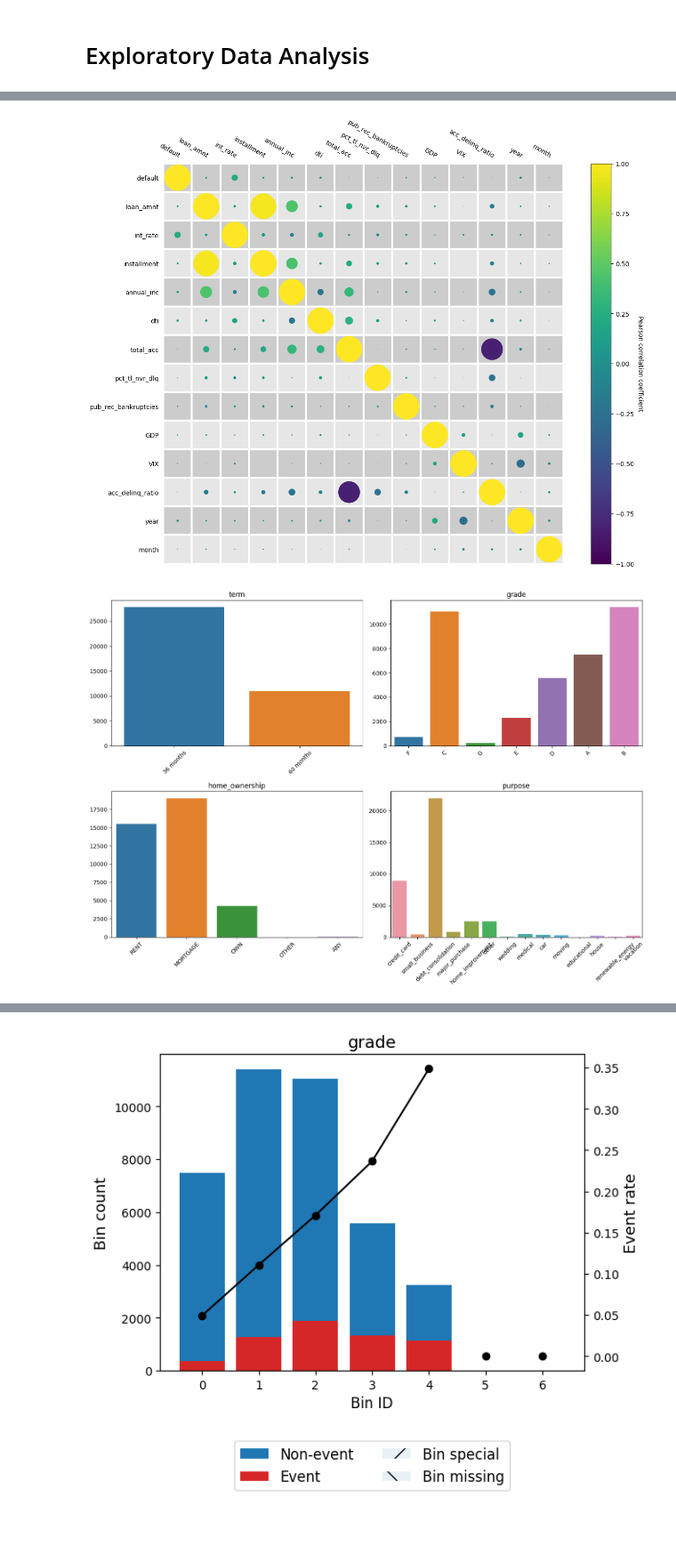
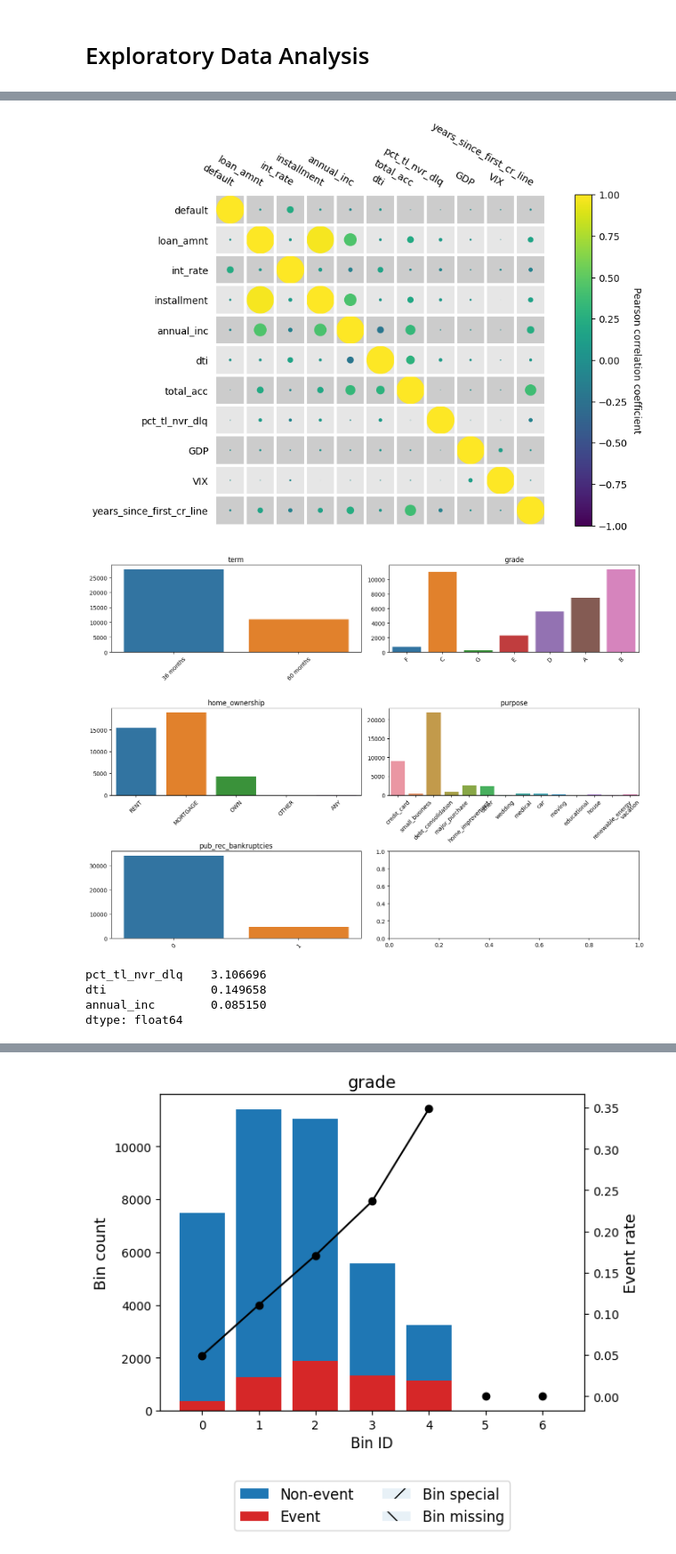
Before and after one commit to AleFax99/Automated_Portfolio_Management_for_P2P_Lending, a Jupyter notebook: PD_Prediction.ipynb, the cells around one changed output, grey strips where cells are left out. Shown at 89% size. Cells and saved outputs as stored; diff of their text form; code cells hidden in the pictures; blank space fills up the shorter version.

```diff
--- a/PD_Prediction.ipynb
+++ b/PD_Prediction.ipynb
@@ -180,17 +181,3 @@ df['int_rate'] = df['int_rate'] / 100
 
 # divide pecentage of never delinquent accounts by 100
 df['pct_tl_nvr_dlq'] = df['pct_tl_nvr_dlq'] / 100
-# %%
-# move issue_d to the first column
-cols = list(df.columns)
-cols.remove('issue_d')
-cols = ['issue_d'] + cols
-df = df[cols]
-
-# create a new column with the year of the issue date
-df['year'] = df['issue_d'].dt.year
-
-# create a new column with the month of the issue date
-df['month'] = df['issue_d'].dt.month
-
-df.head()
@@ -208,0 +184,5 @@ df.loc[df['year'] == 2020].shape
+# %%
+# set public record bankruptcies to 1 if greater than 0
+df['pub_rec_bankruptcies'] = np.where(df['pub_rec_bankruptcies'] > 0, 1, 0)
+
+df['pub_rec_bankruptcies'].value_counts()
@@ -209,3 +194,27 @@ df.loc[df['year'] == 2020].shape
+# %%
+# set pub_rec_bankruptcies to object
+df['pub_rec_bankruptcies'] = df['pub_rec_bankruptcies'].astype('object')
+# %%
+# temporal features
+
+# extract years since earliest credit line
+df['earliest_cr_line'] = pd.to_datetime(df['earliest_cr_line'], format='%b-%Y')
+df['earliest_cr_line'] = df['earliest_cr_line'].dt.year
+
+# take the difference between issue date and earliest credit line
+df['years_since_first_cr_line'] = df['issue_d'].dt.year - df['earliest_cr_line']
+
+# take the log of years since first credit line
+df['years_since_first_cr_line'] = np.log1p(df['years_since_first_cr_line'])
+
+# drop earliest credit line
+df.drop('earliest_cr_line', axis=1, inplace=True)
+
+# move issue_d to the first column
+cols = list(df.columns)
+cols.remove('issue_d')
+cols = ['issue_d'] + cols
+df = df[cols]
 # %%
 df.set_index('issue_d', inplace=True)
 # %%
@@ -315,24 +329,24 @@ Index(['default', 'loan_amnt', 'int_rate', 'installment', 'annual_inc', 'dti',
 # %%
 kwargs = {
     'heatmap': {
         'vmin': -1,
         'vmax': 1,
         'cmap': 'viridis',
     },
     'figure': {
-        'figsize': (14, 10),
+        'figsize': (10, 6),
     },
 }
 
 plot_correlation_heatmap(train_set[numeric_columns], bubble=True, annotate=False, **kwargs)
 plt.show()
 # %% [output]
-[figure, old version]
+[figure, new version]
 # %%
 # boxplot of categorical features
 categorical_columns = train_set.select_dtypes(include=['object']).columns
 
-fig, axes = plt.subplots(2, 2, figsize=(14, 10))
+fig, axes = plt.subplots(3, 2, figsize=(14, 10))
 axes = axes.flatten()
 
 for i, col in enumerate(categorical_columns):
@@ -345,4 +359,15 @@ for i, col in enumerate(categorical_columns):
 plt.tight_layout()
 plt.show()
 # %% [output]
-[figure, old version]
+[figure, new version]
+# %%
+# missing data percentages
+missing_data = train_set.isnull().mean() * 100
+missing_data = missing_data[missing_data > 0].sort_values(ascending=False)
+
+missing_data
+# %% [output]
+pct_tl_nvr_dlq    3.106696
+dti               0.149658
+annual_inc        0.085150
+dtype: float64
```
Also changed, not shown: parts of 52 cells of this notebook, 3 other files.
